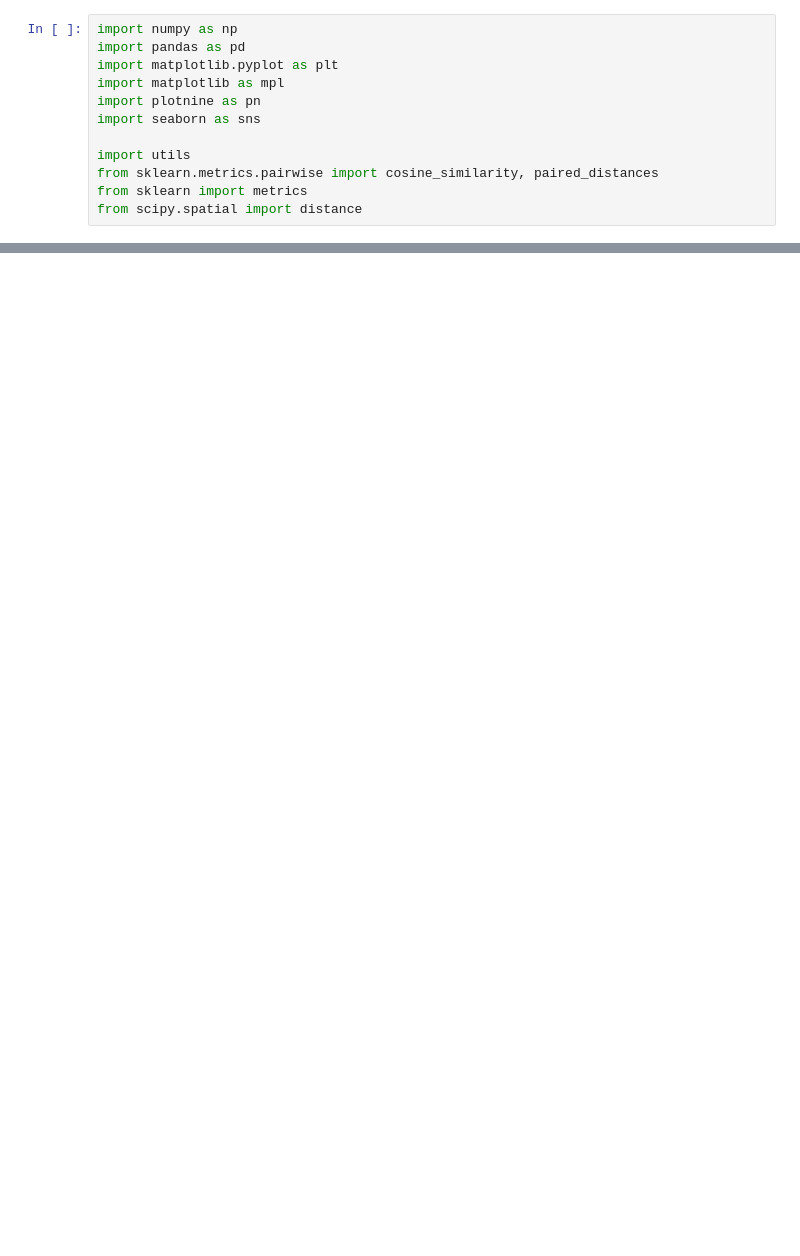
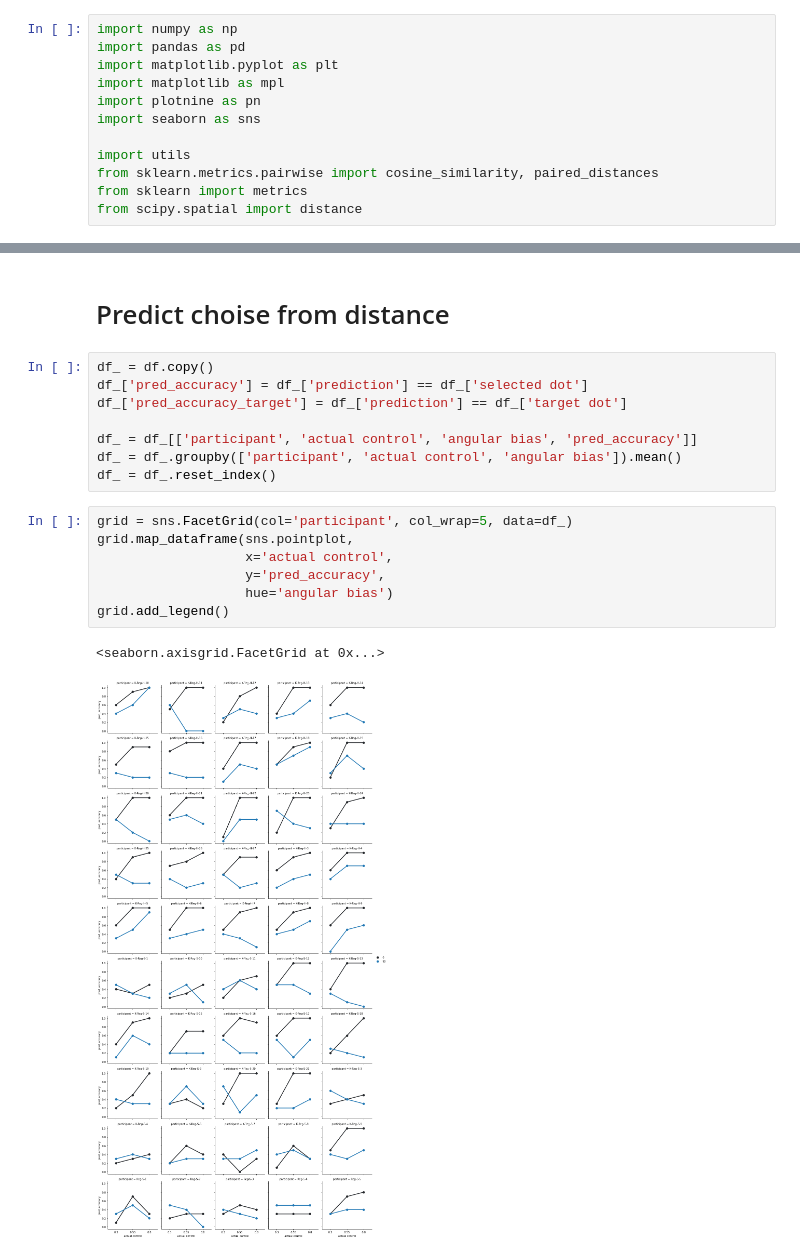
Before and after one commit to acercyc/Keio-Testing_analysis, a Jupyter notebook: src/ana_three_dot_traj_dist.ipynb, the cells around one changed output, grey strips where cells are left out. Cells and saved outputs as stored; diff of their text form; blank space fills up the shorter version.

```diff
--- a/src/ana_three_dot_traj_dist.ipynb
+++ b/src/ana_three_dot_traj_dist.ipynb
@@ -58,0 +77,20 @@ dists
+# %% [markdown]
+# Predict choise from distance
+# %%
+df_ = df.copy()
+df_['pred_accuracy'] = df_['prediction'] == df_['selected dot']
+df_['pred_accuracy_target'] = df_['prediction'] == df_['target dot']
+
+df_ = df_[['participant', 'actual control', 'angular bias', 'pred_accuracy']]
+df_ = df_.groupby(['participant', 'actual control', 'angular bias']).mean()
+df_ = df_.reset_index()
+# %%
+grid = sns.FacetGrid(col='participant', col_wrap=5, data=df_)
+grid.map_dataframe(sns.pointplot,
+                   x='actual control',
+                   y='pred_accuracy',
+                   hue='angular bias')
+grid.add_legend()
+# %% [output]
+<seaborn.axisgrid.FacetGrid at 0x...>
+[figure, added]
```
Also changed, not shown: parts of 11 cells of this notebook, 2 other files.
